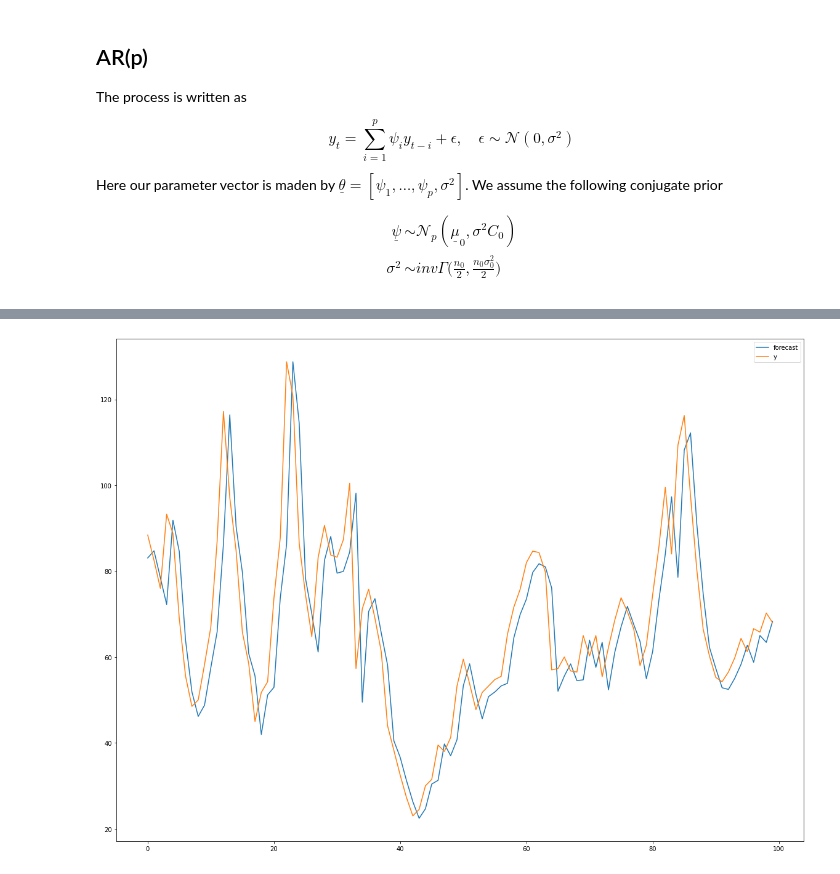
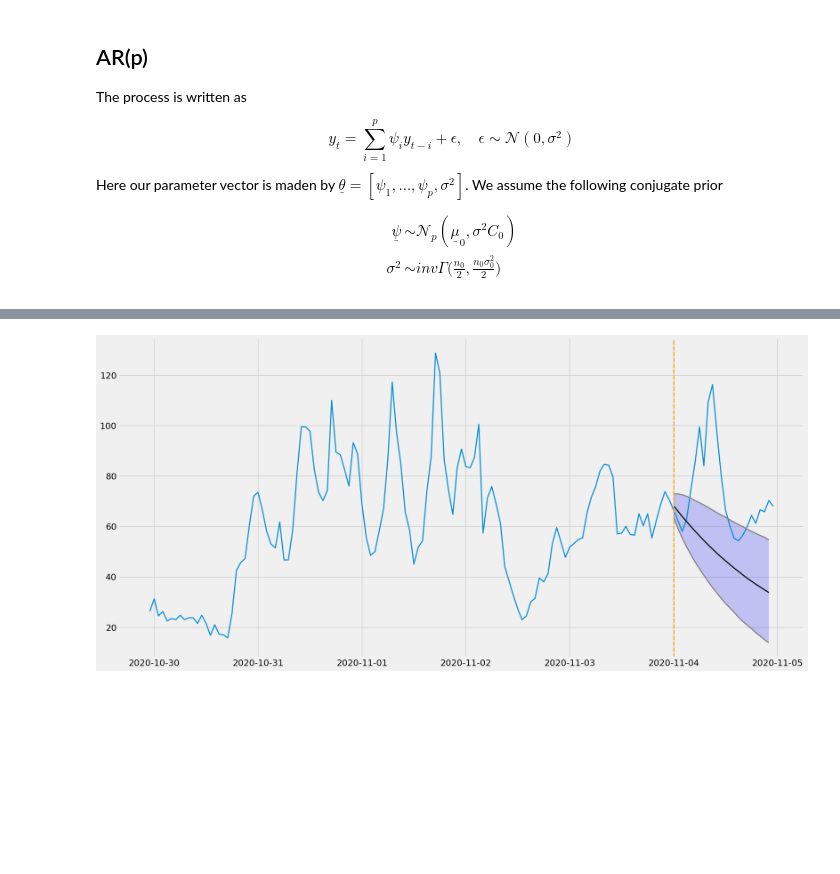
Before and after one commit to AlePalu/AirQualityForecasting, a Jupyter notebook: notebooks/ClassicalModels.ipynb, the cells around one changed output, grey strips where cells are left out. Saved outputs shown, nothing was run; the diff lists cells and outputs as text; code cells hidden in the pictures; blank space fills up the shorter version.

Commit message:
AR(2) prediction forecast one day

```diff
--- a/notebooks/ClassicalModels.ipynb
+++ b/notebooks/ClassicalModels.ipynb
@@ -138,10 +104,0 @@ plt.show()
-# %%
-from statsmodels.tsa.arima_model import ARMA
-pm10_model = ARMA(data['pm2p5SPS'].values, order=(2,0))
-pm10_result = pm10_model.fit()
-pm10_result.plot_predict(start=-100)
-
-plt.gcf().set_size_inches(20, 15)
-plt.show()
-# %% [output]
-[figure, removed]
@@ -147,0 +135,27 @@ plt.show()
+# %%
+# plot forecast
+
+result     = predictionResult.apply(lambda col: np.mean(col))           # mean
+quantile5  = predictionResult.apply(lambda col: np.quantile(col, 0.05)) # 5% quantile
+quantile95 = predictionResult.apply(lambda col: np.quantile(col, 0.95)) # 95% quantile
+dateIndex = [startingDay + timedelta(hours = i) for i in range(1,len(result)+1)]
+
+# create dataset for plotting
+resultDF = pd.DataFrame({"mean": result,
+                         "quantile5" : quantile5,
+                         "quantile95" : quantile95,
+                         "date": dateIndex})
+resultDF["date"] = pd.to_datetime(resultDF["date"])
+resultDF.set_index("date", inplace=True)
+
+# plot
+plt.gcf().set_size_inches(20, 10)
+plt.plot(data[startingDay - timedelta(days=5): startingDay + timedelta(days=1)]["pm2p5SPS"])
+plt.plot(resultDF["mean"], color="black", linewidth=2)
+plt.plot(resultDF["quantile5"], color="grey", linewidth=2)
+plt.plot(resultDF["quantile95"], color="grey", linewidth=2)
+plt.axvline(x=dateIndex[0], color="orange", linestyle='dashed')
+plt.fill_between(resultDF.index, resultDF["quantile5"], resultDF["quantile95"], facecolor='blue', alpha=.2)
+plt.show()
+# %% [output]
+[figure, added]
```
Also changed, not shown: parts of 7 cells of this notebook.
